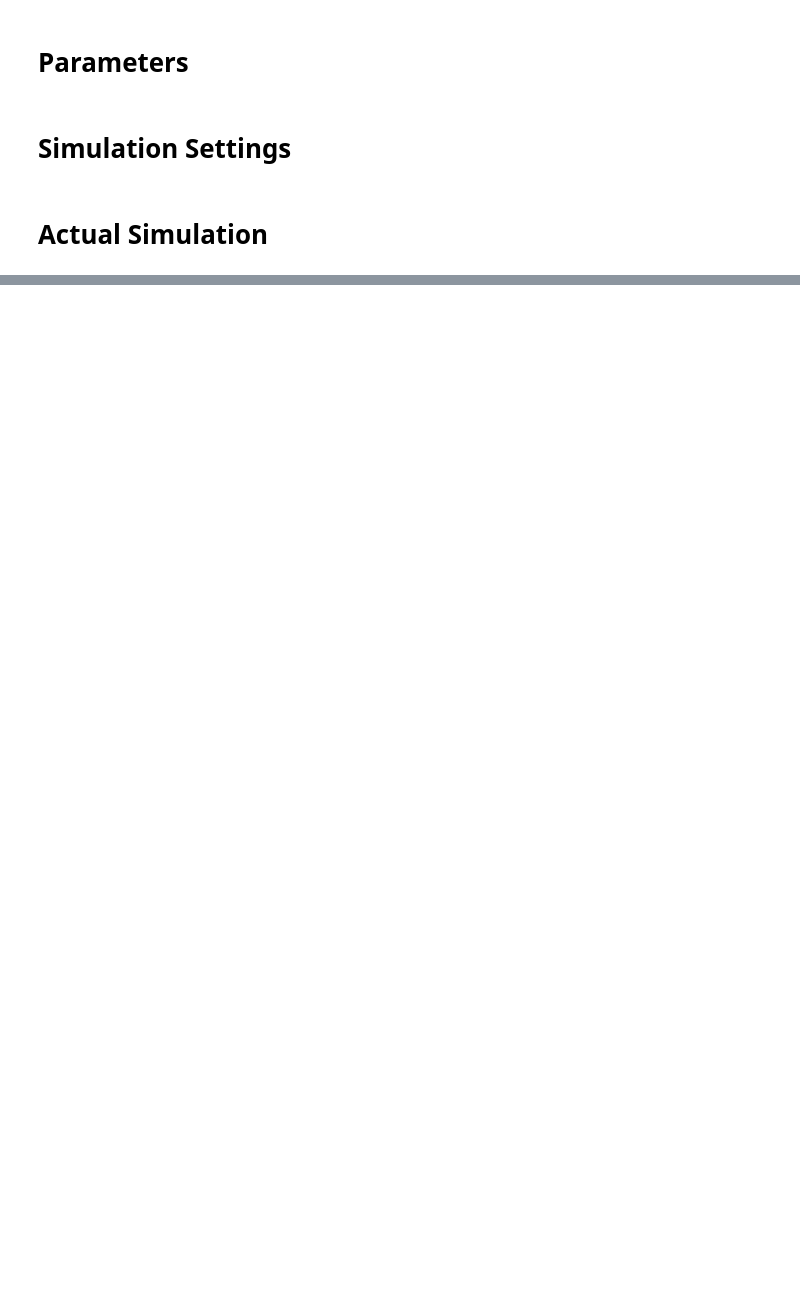
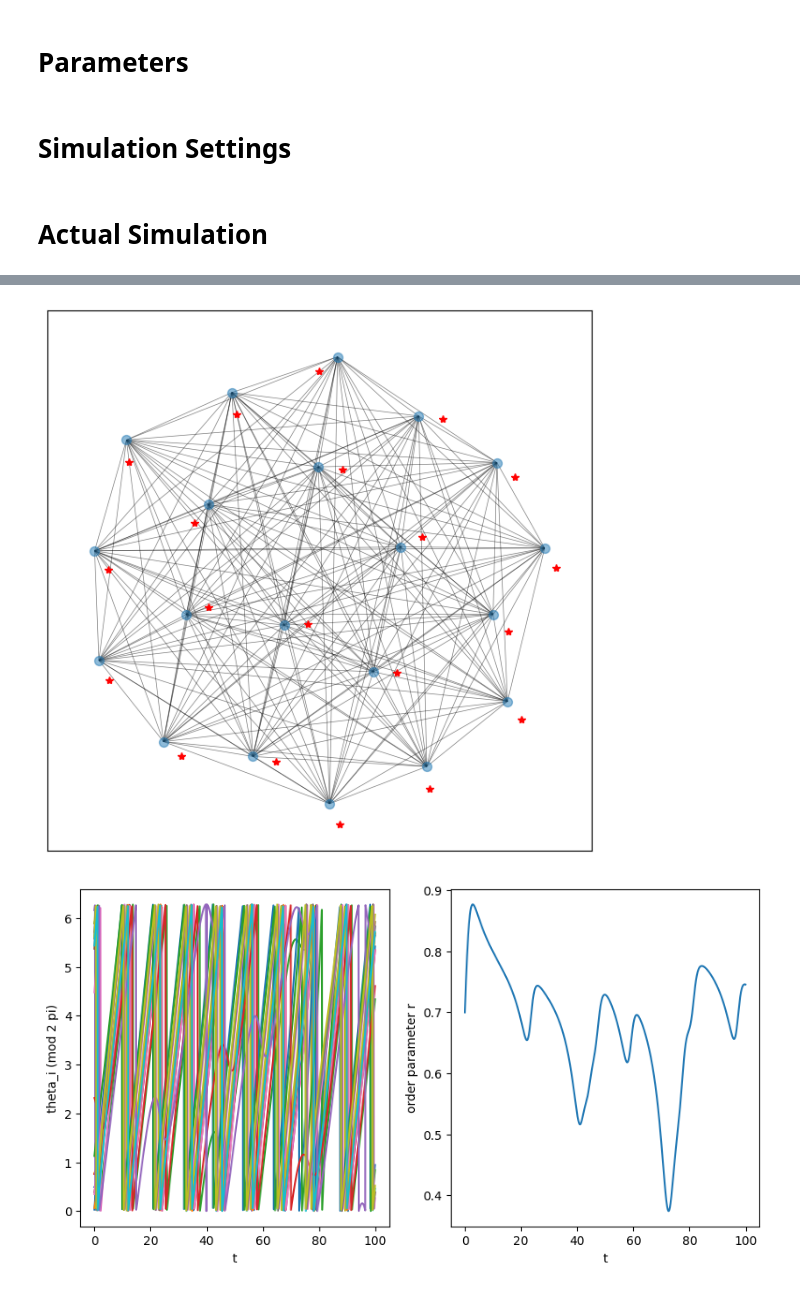
Before and after one commit to guilhermebaos/Utrecht-Summer-School-2024, a Jupyter notebook: Complex-Systems/02-Project-2/Kuramoto.ipynb, the cells around one changed output, grey strips where cells are left out. Cells and saved outputs as stored; diff of their text form; code cells hidden in the pictures; blank space fills up the shorter version.

```diff
--- a/Complex-Systems/02-Project-2/Kuramoto.ipynb
+++ b/Complex-Systems/02-Project-2/Kuramoto.ipynb
@@ -40,7 +37,7 @@ class Parameters:
     N = 20
 
     # Coupling Strength
-    K = 0
+    K = 0.3
 
     # Order parameter function
     def orderParameter(x):
@@ -48,14 +45,16 @@ class Parameters:
 
     ## Connections between oscillators
     A = np.ones((N,N)) - np.eye(N)
+
     # A = np.diag( np.ones(N-1), 1) + np.diag( np.ones(N-1), -1)
+
     # p = 0.1
     # A = np.triu( np.random.rand(N,N) < p, 1)
     # A = A + A.transpose()
     # A = A.astype(int)
 
 # Finally, we create one instance of this class that now contains all parameters
-par = Parameters;
+par = Parameters
 # %% [markdown]
 <h1> Simulation Settings </h1>
 # %%
@@ -78,5 +77,5 @@ sim_set = SimSettings;
 # %%
 # The function is given all parameters as input
 # The output is a list of the values of the order parameter over time
-[thetas, orderPar] = Kuramoto_simulator(par, sim_set)
+thetas, orderPar = Kuramoto_simulator(par, sim_set)
 # %% [output]
@@ -86,0 +82,2 @@ sim_set = SimSettings;
+[figure, added]
+[figure, added]
```
Also changed, not shown: parts of 3 cells of this notebook, 1 other file.
